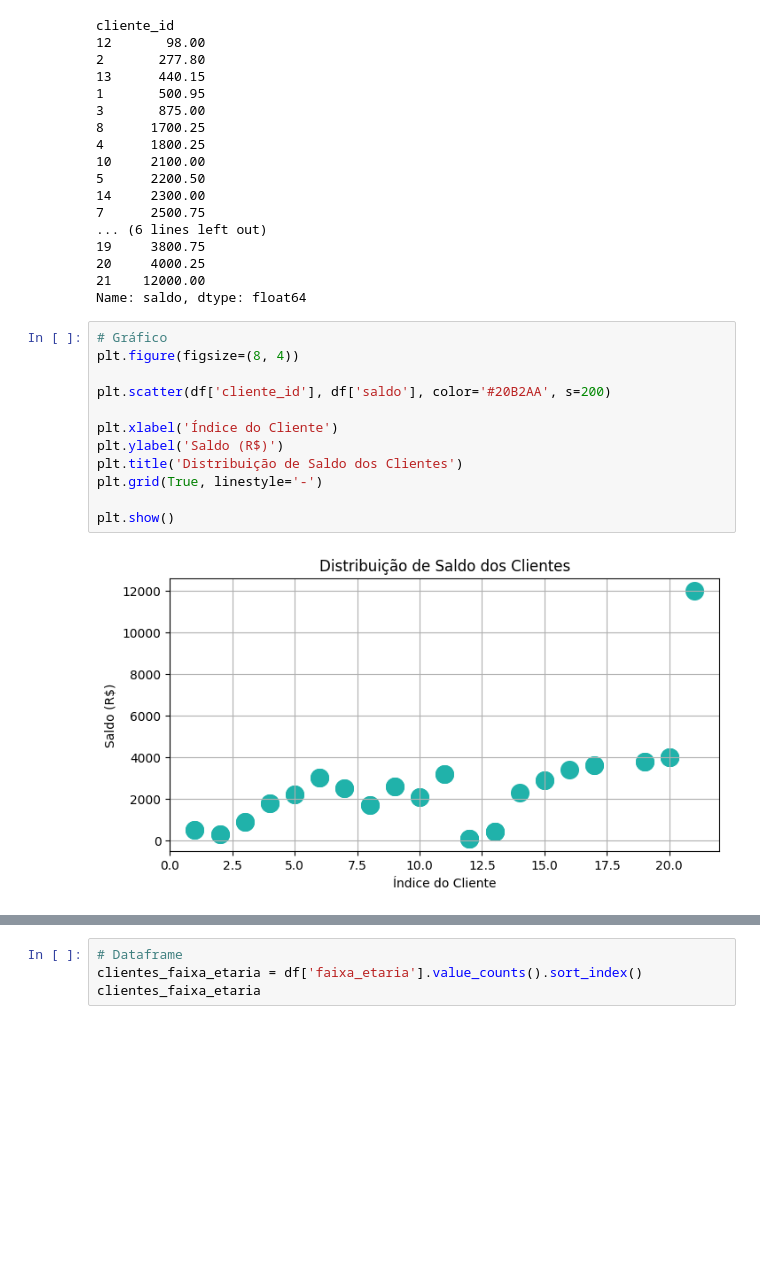
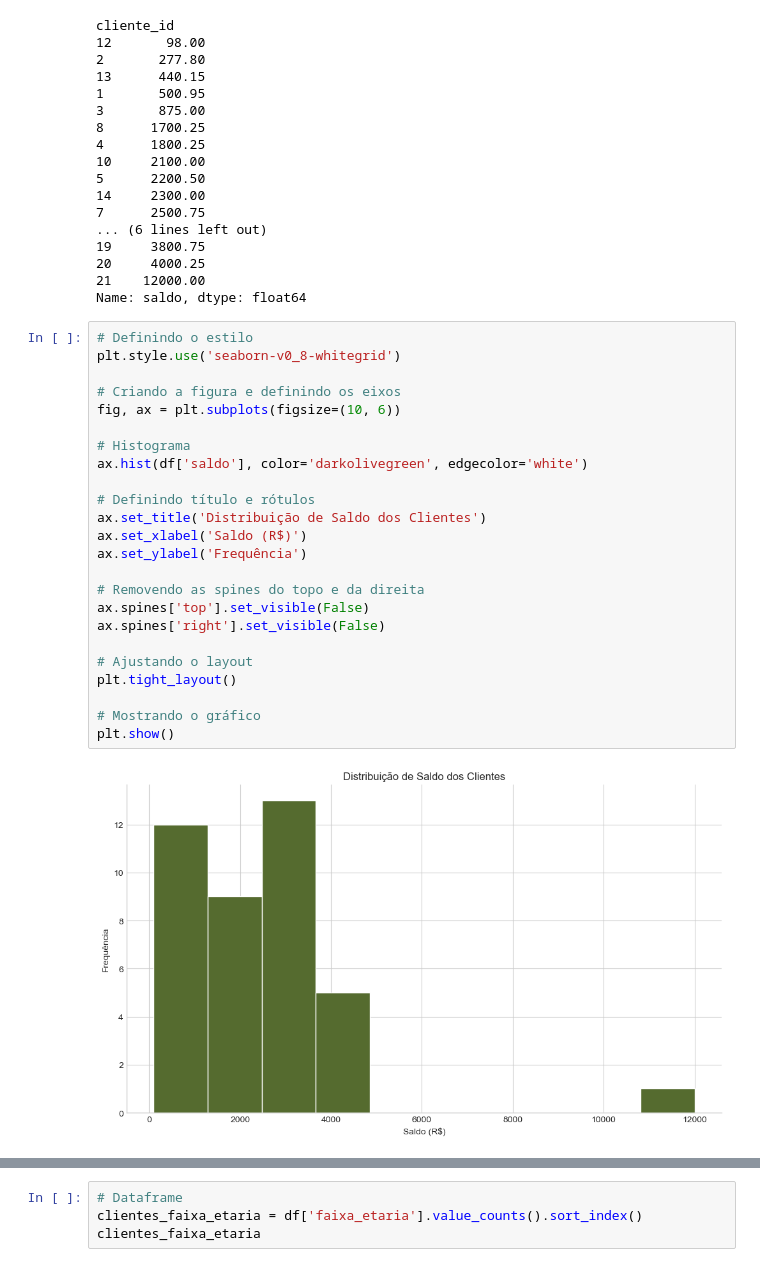
Before and after one commit to SimoesLeticia/Bootcamp-Data-Analytics-WoMakersCode, a Jupyter notebook: 2. Banco de Dados/data_analysis/exercicio_bonus.ipynb, the cells around one changed output, grey strips where cells are left out. Cells and saved outputs as stored; diff of their text form; blank space fills up the shorter version.

```diff
--- a/2. Banco de Dados/data_analysis/exercicio_bonus.ipynb
+++ b/2. Banco de Dados/data_analysis/exercicio_bonus.ipynb
@@ -123,18 +164,30 @@ cliente_id
 20     4000.25
 21    12000.00
 Name: saldo, dtype: float64
-# %%
-# Gráfico
-plt.figure(figsize=(8, 4))
-
-plt.scatter(df['cliente_id'], df['saldo'], color='#20B2AA', s=200)
-
-plt.xlabel('Índice do Cliente')
-plt.ylabel('Saldo (R$)')
-plt.title('Distribuição de Saldo dos Clientes')
-plt.grid(True, linestyle='-')
-
-plt.show()
-# %% [output]
-[figure, removed]
+# %%
+# Definindo o estilo
+plt.style.use('seaborn-v0_8-whitegrid')
+
+# Criando a figura e definindo os eixos
+fig, ax = plt.subplots(figsize=(10, 6))
+
+# Histograma
+ax.hist(df['saldo'], color='darkolivegreen', edgecolor='white')
+
+# Definindo título e rótulos
+ax.set_title('Distribuição de Saldo dos Clientes')
+ax.set_xlabel('Saldo (R$)')
+ax.set_ylabel('Frequência')
+
+# Removendo as spines do topo e da direita
+ax.spines['top'].set_visible(False)
+ax.spines['right'].set_visible(False)
+
+# Ajustando o layout
+plt.tight_layout()
+
+# Mostrando o gráfico
+plt.show()
+# %% [output]
+[figure, added]
 # %% [markdown]
```
Also changed, not shown: parts of 30 cells of this notebook, 1 other file.
